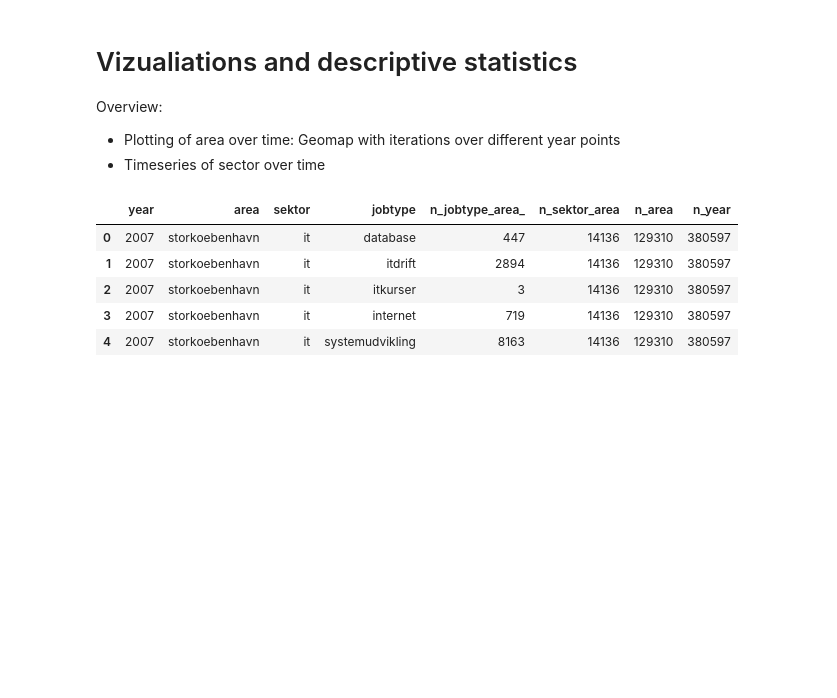
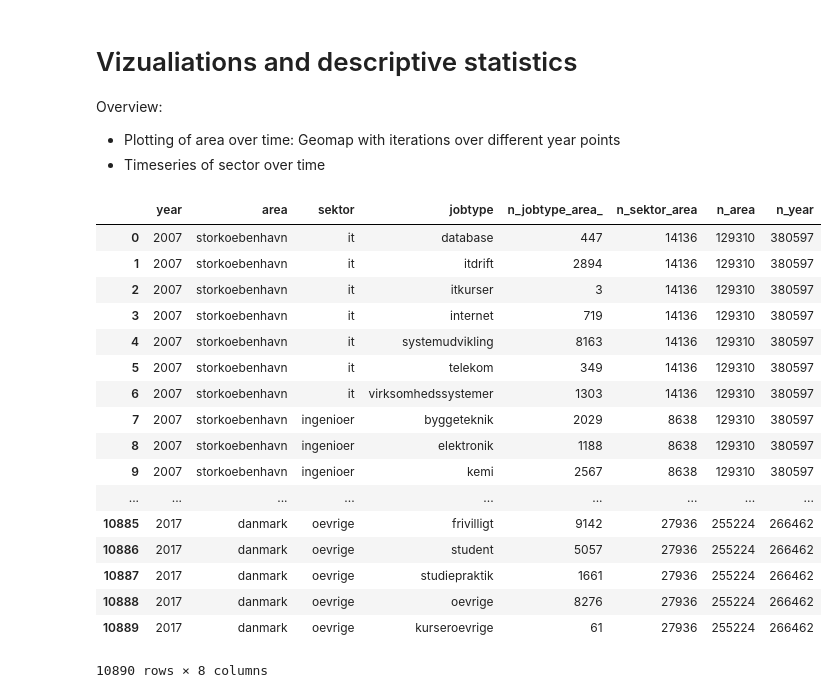
Before and after one commit to Naeim-S/GRP-33-TEST-1, a Jupyter notebook: EXAM/Visualizations and descriptive statistics.ipynb, the cells around one changed output. Cells and saved outputs as stored; diff of their text form; code cells hidden in the pictures; blank space fills up the shorter version.

```diff
--- a/EXAM/Visualizations and descriptive statistics.ipynb
+++ b/EXAM/Visualizations and descriptive statistics.ipynb
@@ -32,16 +32,28 @@ plt.show()
 # %%
 path = "C:/Users/Naeim.S/Documents/GitHub/GRP33/EXAM/Dataset/JobIndex2.csv"
 cols = list(range(1,9))
 jobindex = pd.read_csv(path, usecols=cols)
 # df = data
-jobindex.head()
+jobindex
 # %% [output]
 |  | year | area | sektor | jobtype | n_jobtype_area_ | n_sektor_area | n_area | n_year |
 | 0 | 2007 | storkoebenhavn | it | database | 447 | 14136 | 129310 | 380597 |
 | 1 | 2007 | storkoebenhavn | it | itdrift | 2894 | 14136 | 129310 | 380597 |
 | 2 | 2007 | storkoebenhavn | it | itkurser | 3 | 14136 | 129310 | 380597 |
 | 3 | 2007 | storkoebenhavn | it | internet | 719 | 14136 | 129310 | 380597 |
 | 4 | 2007 | storkoebenhavn | it | systemudvikling | 8163 | 14136 | 129310 | 380597 |
+| 5 | 2007 | storkoebenhavn | it | telekom | 349 | 14136 | 129310 | 380597 |
+| 6 | 2007 | storkoebenhavn | it | virksomhedssystemer | 1303 | 14136 | 129310 | 380597 |
+| 7 | 2007 | storkoebenhavn | ingenioer | byggeteknik | 2029 | 8638 | 129310 | 380597 |
+| 8 | 2007 | storkoebenhavn | ingenioer | elektronik | 1188 | 8638 | 129310 | 380597 |
+| 9 | 2007 | storkoebenhavn | ingenioer | kemi | 2567 | 8638 | 129310 | 380597 |
+| ... | ... | ... | ... | ... | ... | ... | ... | ... |
+| 10885 | 2017 | danmark | oevrige | frivilligt | 9142 | 27936 | 255224 | 266462 |
+| 10886 | 2017 | danmark | oevrige | student | 5057 | 27936 | 255224 | 266462 |
+| 10887 | 2017 | danmark | oevrige | studiepraktik | 1661 | 27936 | 255224 | 266462 |
+| 10888 | 2017 | danmark | oevrige | oevrige | 8276 | 27936 | 255224 | 266462 |
+| 10889 | 2017 | danmark | oevrige | kurseroevrige | 61 | 27936 | 255224 | 266462 |
+10890 rows × 8 columns
 # %%
 sns.relplot(x="year", y="n_year", kind="line", data=jobindex)
 # %% [output]
```
Also changed, not shown: parts of 7 cells of this notebook.
